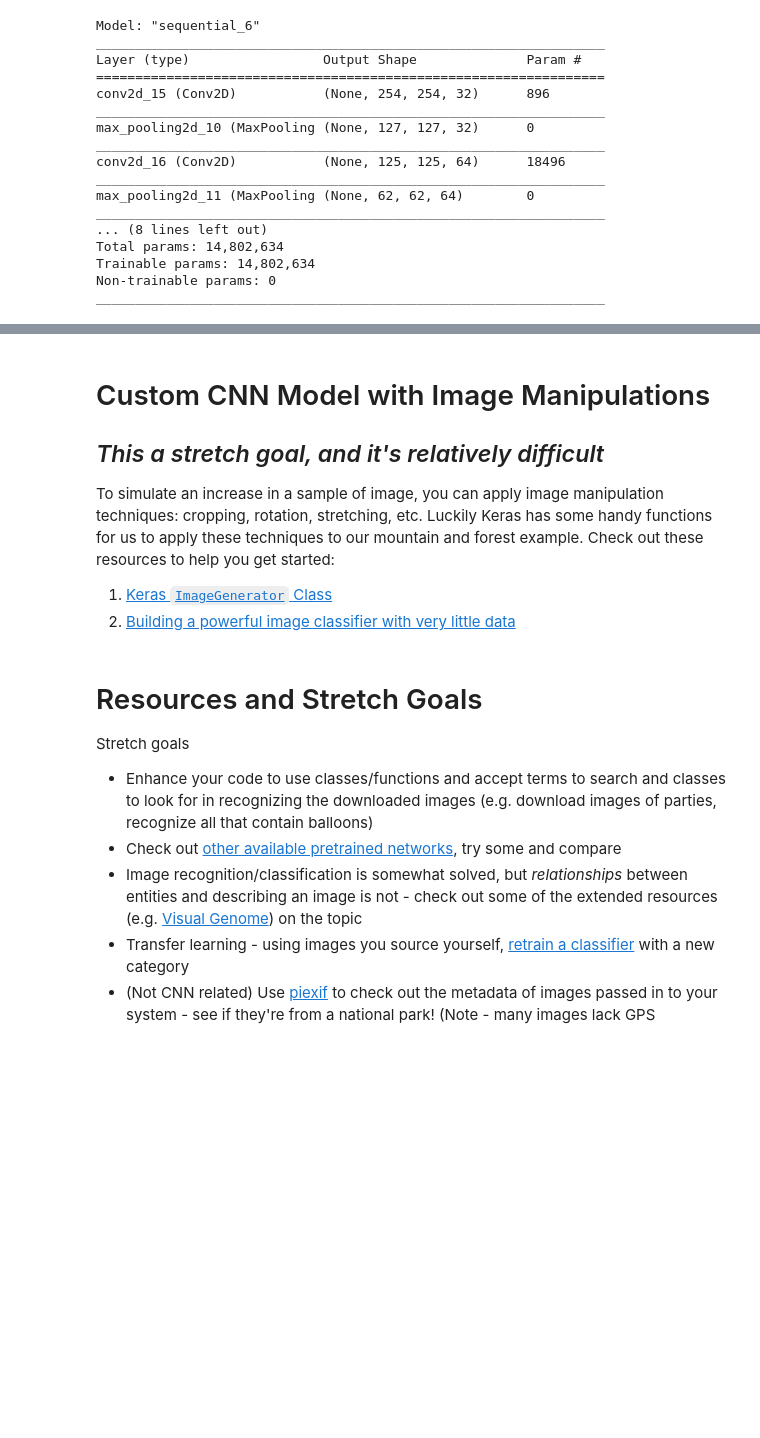
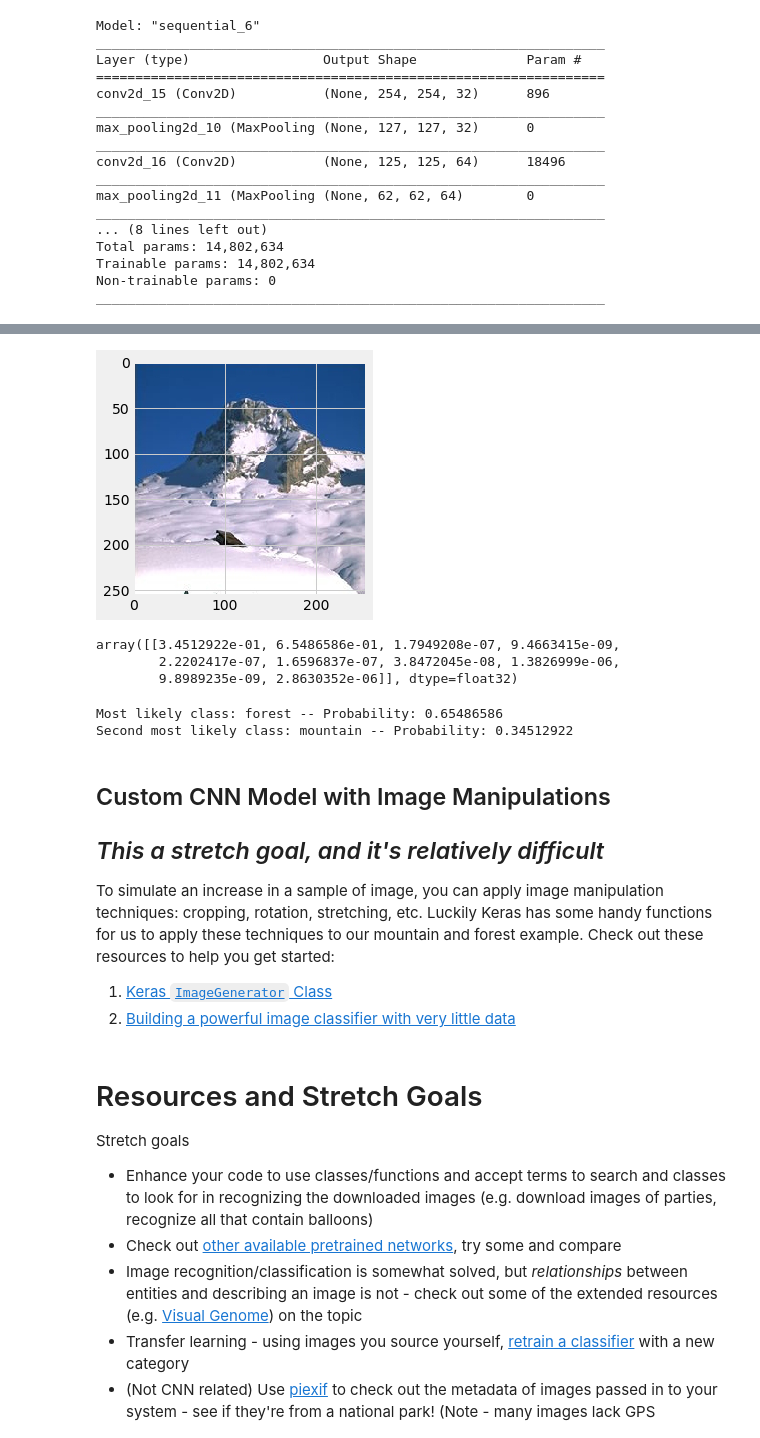
Before and after one commit to ThisIsJorgeLima/DS-Unit-4-Sprint-3-Deep-Learning, a Jupyter notebook: module2-convolutional-neural-networks/LS_DS_432_Convolution_Neural_Networks_Assignment.ipynb, the cells around one changed output, grey strips where cells are left out. Cells and saved outputs as stored; diff of their text form; code cells hidden in the pictures; blank space fills up the shorter version.

```diff
--- a/module2-convolutional-neural-networks/LS_DS_432_Convolution_Neural_Networks_Assignment.ipynb
+++ b/module2-convolutional-neural-networks/LS_DS_432_Convolution_Neural_Networks_Assignment.ipynb
@@ -301,0 +331,15 @@ Epoch 5/5
+# %%
+my_image = plt.imread('./data/mountain/art1131.jpg') #Read in the image (3, 14, 20)
+# %%
+from skimage.transform import resize
+my_image_resized = resize(my_image, (256, 256, 3))
+img = plt.imshow(my_image)
+# %% [output]
+[figure, added]
+# %%
+probabilities = model.predict(np.array( [my_image_resized,] ))
+probabilities
+# %% [output]
+array([[3.4512922e-01, 6.5486586e-01, 1.7949208e-07, 9.4663415e-09,
+        2.2202417e-07, 1.6596837e-07, 3.8472045e-08, 1.3826999e-06,
+        9.8989235e-09, 2.8630352e-06]], dtype=float32)
@@ -302,5 +350,11 @@ Epoch 5/5
+# %%
+print("Most likely class:", number_to_class[index[9]], "-- Probability:", probabilities[0,index[9]])
+print("Second most likely class:", number_to_class[index[8]], "-- Probability:", probabilities[0,index[8]])
+# %% [output]
+Most likely class: forest -- Probability: 0.65486586
+Second most likely class: mountain -- Probability: 0.34512922
 # %% [markdown]
-# Custom CNN Model with Image Manipulations
+## Custom CNN Model with Image Manipulations
 ## *This a stretch goal, and it's relatively difficult*
 
 To simulate an increase in a sample of image, you can apply image manipulation techniques: cropping, rotation, stretching, etc. Luckily Keras has some handy functions for us to apply these techniques to our mountain and forest example. Check out these resources to help you get started:
```
Also changed, not shown: parts of 6 cells of this notebook.
